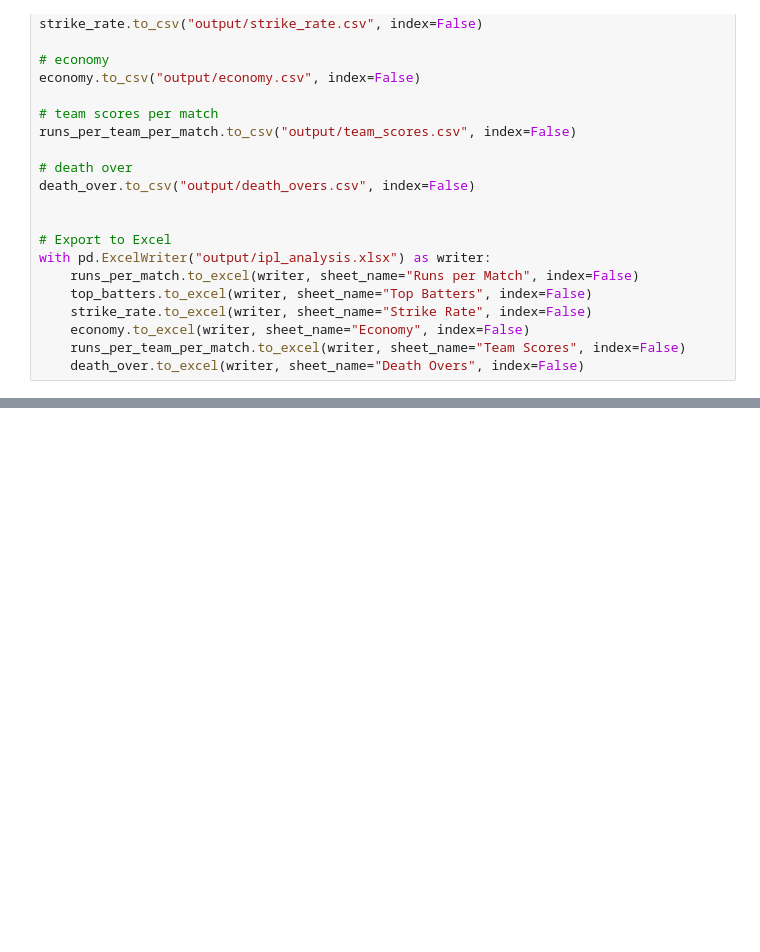
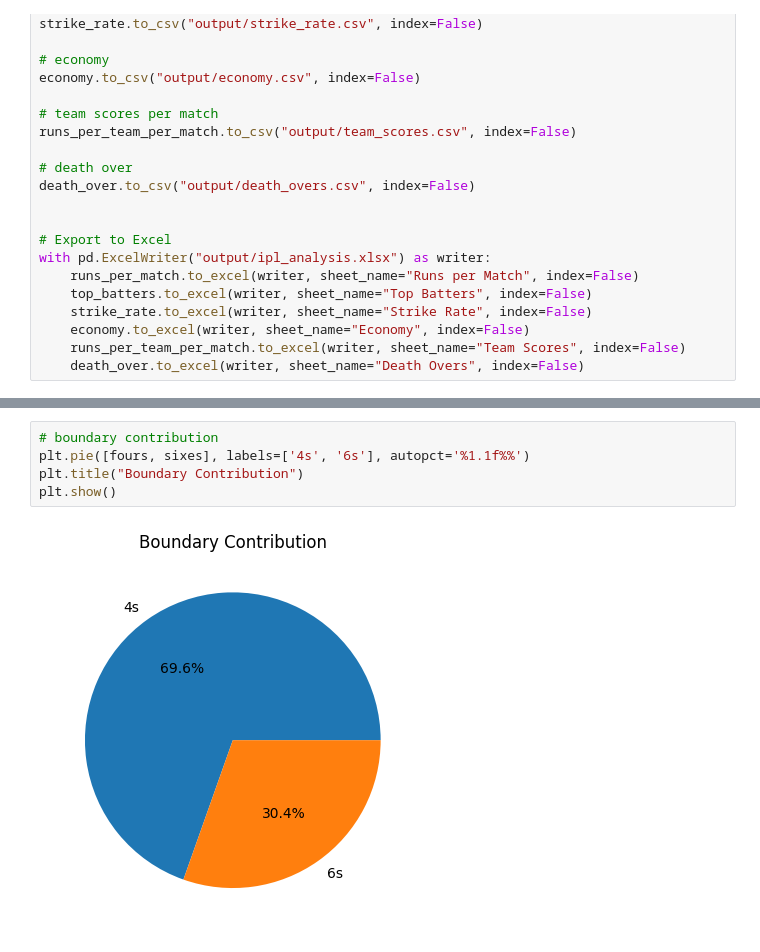
Before and after one commit to anshkhare1607-web/IplCaseStudyPandas, a Jupyter notebook: main.ipynb, the cells around one changed output, grey strips where cells are left out. Drawn from its saved outputs; the diff is of its cells as text; blank space fills up the shorter version.

```diff
--- a/main.ipynb
+++ b/main.ipynb
@@ -805,0 +993,7 @@ with pd.ExcelWriter("output/ipl_analysis.xlsx") as writer:
+# %%
+# boundary contribution
+plt.pie([fours, sixes], labels=['4s', '6s'], autopct='%1.1f%%')
+plt.title("Boundary Contribution")
+plt.show()
+# %% [output]
+[figure, added]
```
Also changed, not shown: parts of 26 cells of this notebook, 2 other files.
